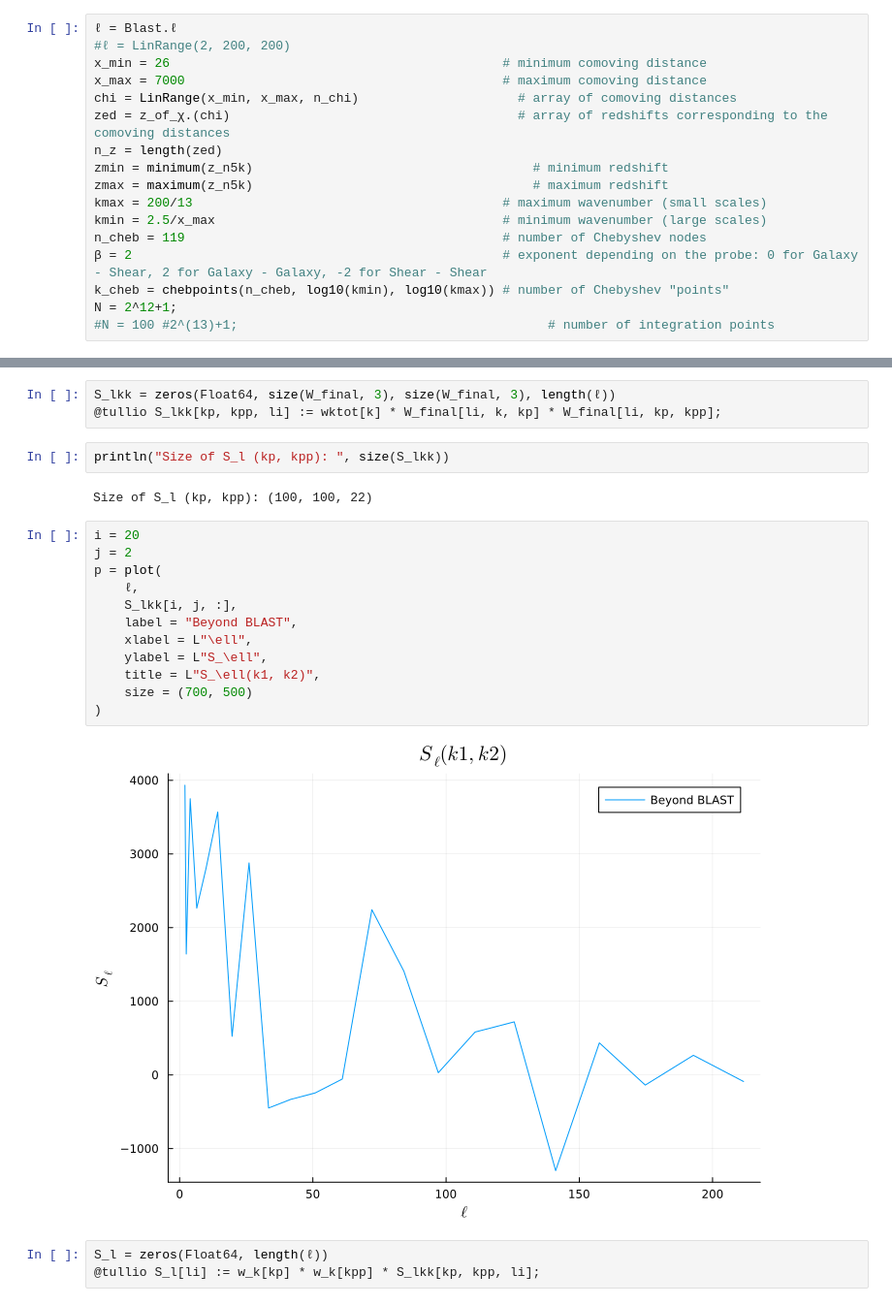
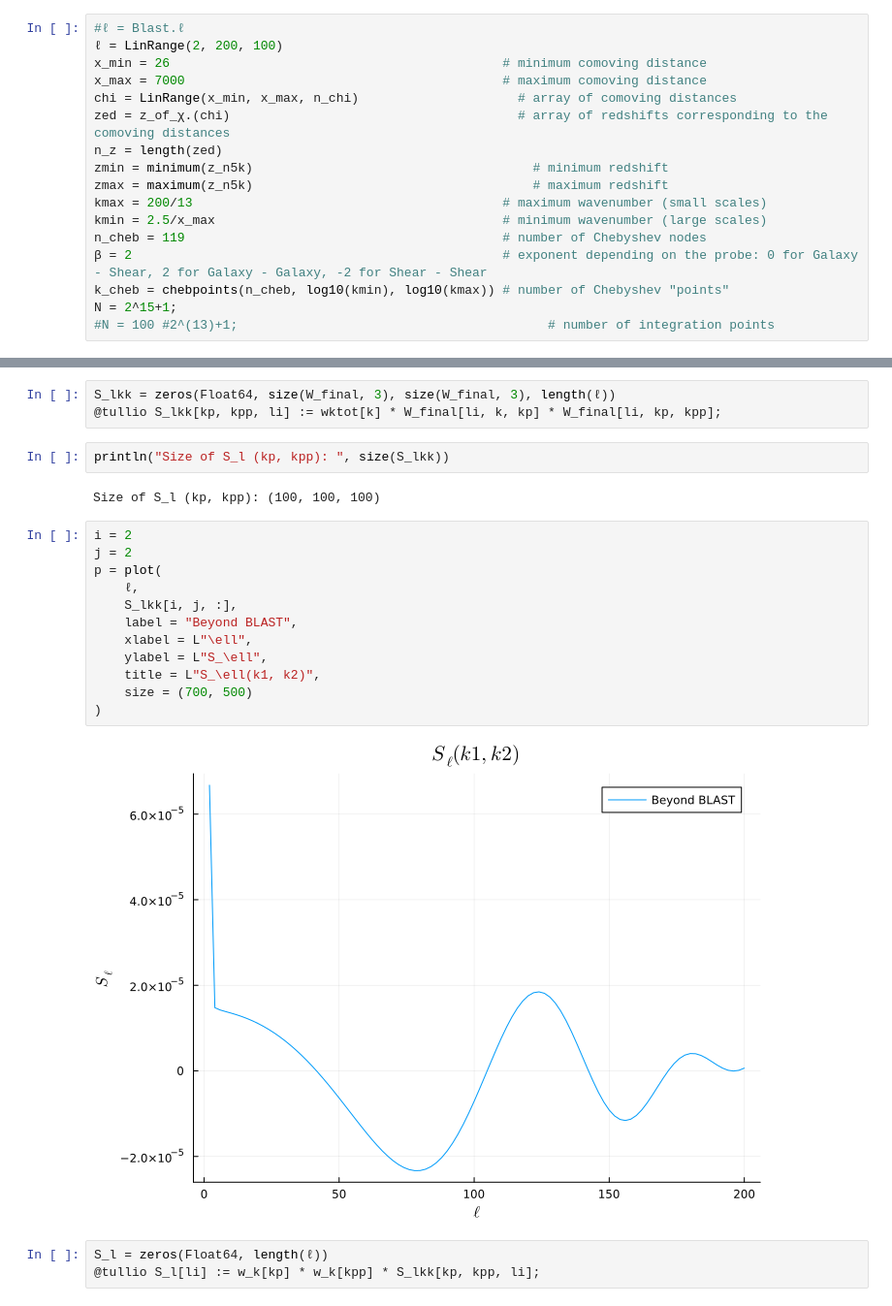
Before and after one commit to anvi-git/3D_Angular_Power_Spectrum, a Jupyter notebook: notebooks/beyond_BLAST.ipynb, the cells around one changed output, grey strips where cells are left out. Shown at 97% size. Cells and saved outputs as stored; diff of their text form.

```diff
--- a/notebooks/beyond_BLAST.ipynb
+++ b/notebooks/beyond_BLAST.ipynb
@@ -239,8 +239,8 @@ plot!(z_range,
 # %% [output]
 [figure]
 # %%
-ℓ = Blast.ℓ
-#ℓ = LinRange(2, 200, 200)
+#ℓ = Blast.ℓ
+ℓ = LinRange(2, 200, 100)
 x_min = 26                                            # minimum comoving distance
 x_max = 7000                                          # maximum comoving distance
 chi = LinRange(x_min, x_max, n_chi)                     # array of comoving distances
@@ -253,7 +253,7 @@ kmin = 2.5/x_max                                      # minimum wavenumber (larg
 n_cheb = 119                                          # number of Chebyshev nodes
 β = 2                                                 # exponent depending on the probe: 0 for Galaxy - Shear, 2 for Galaxy - Galaxy, -2 for Shear - Shear
 k_cheb = chebpoints(n_cheb, log10(kmin), log10(kmax)) # number of Chebyshev "points"
-N = 2^12+1;
+N = 2^15+1;
 #N = 100 #2^(13)+1;                                         # number of integration points
 # %%
 z_cheb_nodes = Blast.get_clencurt_grid_z(zmin, zmax, n_cheb)
@@ -406,21 +406,21 @@ S_lkk = zeros(Float64, size(W_final, 3), size(W_final, 3), length(ℓ))
 # %%
 println("Size of S_l (kp, kpp): ", size(S_lkk))
 # %% [output]
-Size of S_l (kp, kpp): (100, 100, 22)
+Size of S_l (kp, kpp): (100, 100, 100)
 # %%
-i = 20
+i = 2
 j = 2
 p = plot(
     ℓ,
     S_lkk[i, j, :],
     label = "Beyond BLAST",
     xlabel = L"\ell",
     ylabel = L"S_\ell",
     title = L"S_\ell(k1, k2)",
     size = (700, 500)
 )
 # %% [output]
-[figure, old version]
+[figure, new version]
 # %%
 S_l = zeros(Float64, length(ℓ))
 @tullio S_l[li] := w_k[kp] * w_k[kpp] * S_lkk[kp, kpp, li];
```
Also changed, not shown: parts of 7 cells of this notebook, 1 other file.
